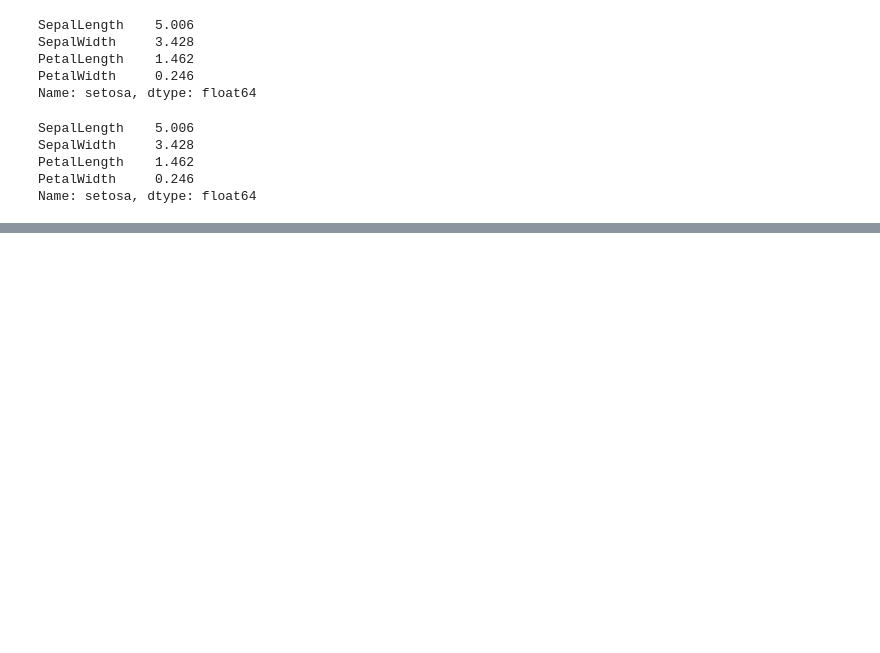
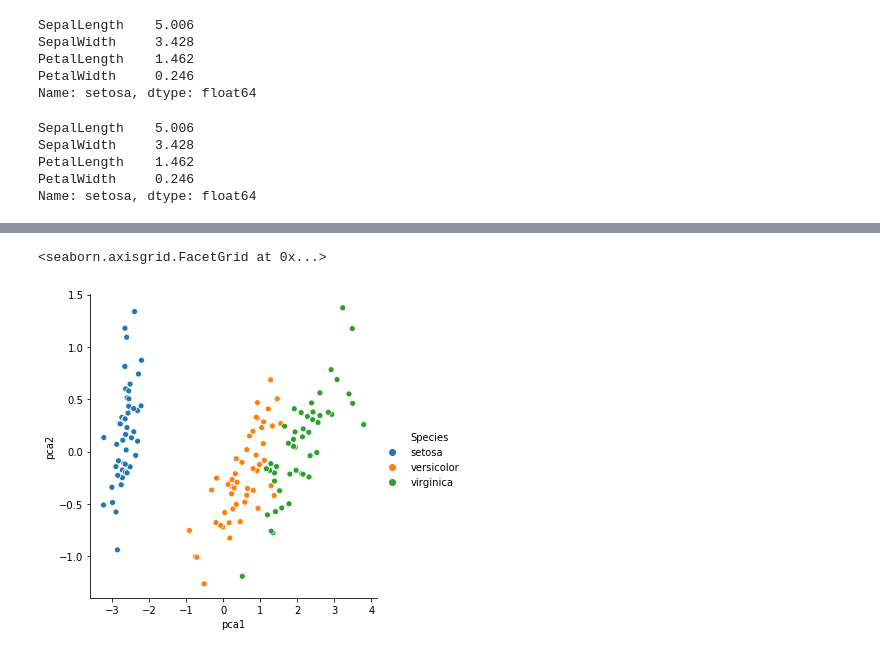
Before and after one commit to Coaxecva/My-Utils, a Jupyter notebook: Learning/Test_panda.ipynb, the cells around one changed output, grey strips where cells are left out. Saved outputs shown, nothing was run; the diff lists cells and outputs as text; code cells hidden in the pictures; blank space fills up the shorter version.

Commit message:
update learning pandas with sklearn

```diff
--- a/Learning/Test_panda.ipynb
+++ b/Learning/Test_panda.ipynb
@@ -103,3 +111,13 @@ SepalWidth     3.428
 PetalLength    1.462
 PetalWidth     0.246
 Name: setosa, dtype: float64
+# %%
+from matplotlib import pyplot
+from sklearn.cluster import KMeans
+from sklearn.metrics import adjusted_rand_score, silhouette_score
+#X = df[['SepalLength','SepalWidth']]
+X = df[['SepalLength', 'SepalWidth', 'PetalLength', 'PetalWidth']]
+model = KMeans(n_clusters=3)
+model.fit(X)
+print(adjusted_rand_score(model.labels_, df.Species))
+print(silhouette_score(X, model.labels_))
@@ -105,0 +127,8 @@ Name: setosa, dtype: float64
+# %%
+from sklearn.decomposition import PCA
+
+pca = PCA(n_components=2)
+features = df[['SepalLength', 'SepalWidth', 'PetalLength', 'PetalWidth']]
+X2 = pca.fit_transform(features)
+model.fit(X2)
+print(adjusted_rand_score(model.labels_, df.Species))
@@ -105,0 +143,7 @@ Name: setosa, dtype: float64
+# %%
+df['pca1'] = X2[:,0]
+df['pca2'] = X2[:,1]
+seaborn.relplot(x='pca1', y='pca2', hue='Species', data=df)
+# %% [output]
+<seaborn.axisgrid.FacetGrid at 0x...>
+[figure, added]
```
Also changed, not shown: parts of 4 cells of this notebook.
